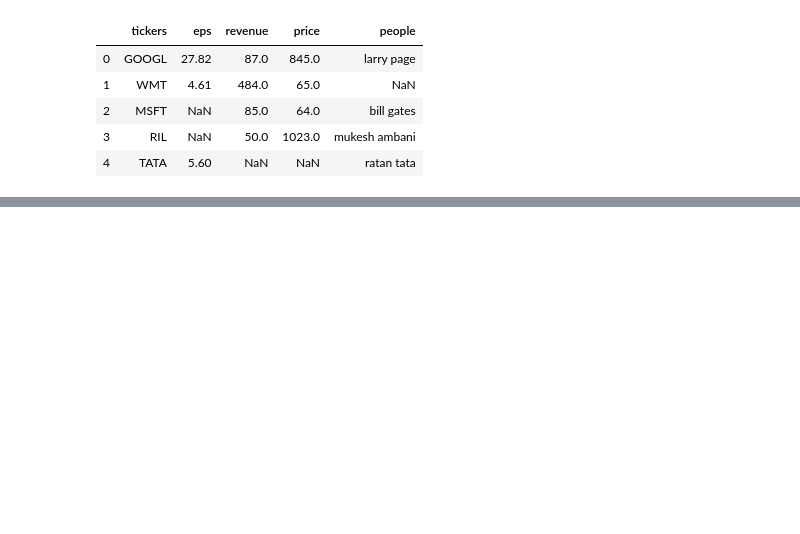
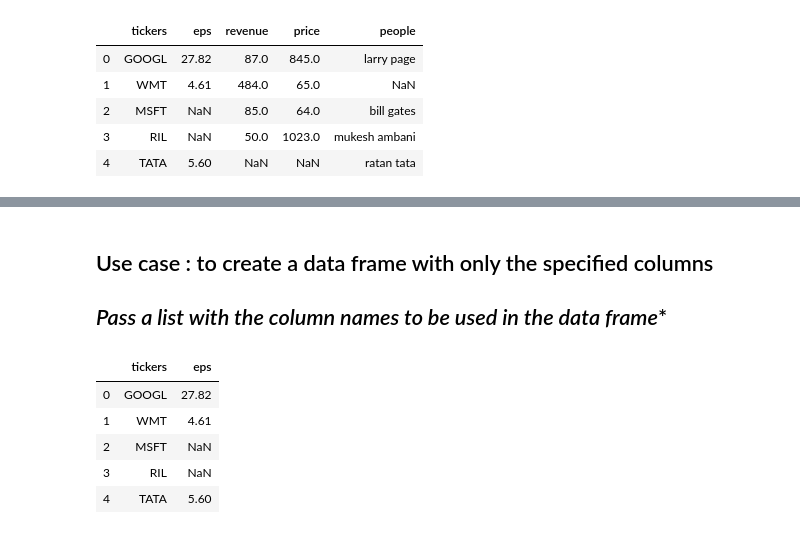
Before and after one commit to SUBHBHAT000/PandasSnippets, a Jupyter notebook: 3_Read_Write_Excel_CSV_file.ipynb, the cells around one changed output, grey strips where cells are left out. Saved outputs shown, nothing was run; the diff lists cells and outputs as text; code cells hidden in the pictures; blank space fills up the shorter version.

```diff
--- a/3_Read_Write_Excel_CSV_file.ipynb
+++ b/3_Read_Write_Excel_CSV_file.ipynb
@@ -152,0 +159,20 @@ stock_data_na_values_df1
+# %% [markdown]
+## Use case : to create a data frame with only the specified columns
+
+## *Pass a list with the column names to be used in the data frame**
+# %%
+stock_data_na_values_df2 = pd.read_csv("C:\\PythonTutorial\\MyPandas_Blog\\data sets\\stock_data.csv",
+                                      na_values = {
+                                               'eps': ["not available",-1],
+                                               'revenue': [-1]
+                                      },
+                                       usecols = ["tickers","eps"]
+                                     )
+stock_data_na_values_df2
+# %% [output]
+|  | tickers | eps |
+| 0 | GOOGL | 27.82 |
+| 1 | WMT | 4.61 |
+| 2 | MSFT | NaN |
+| 3 | RIL | NaN |
+| 4 | TATA | 5.60 |
```
Also changed, not shown: parts of 34 cells of this notebook, 9 other files.
